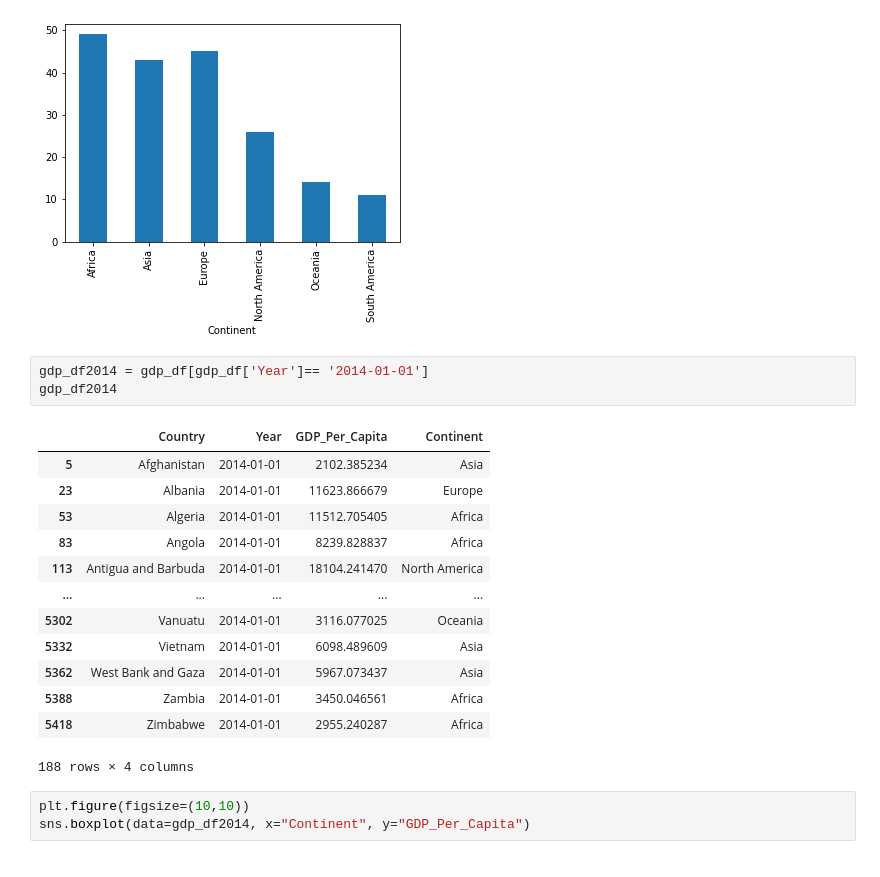
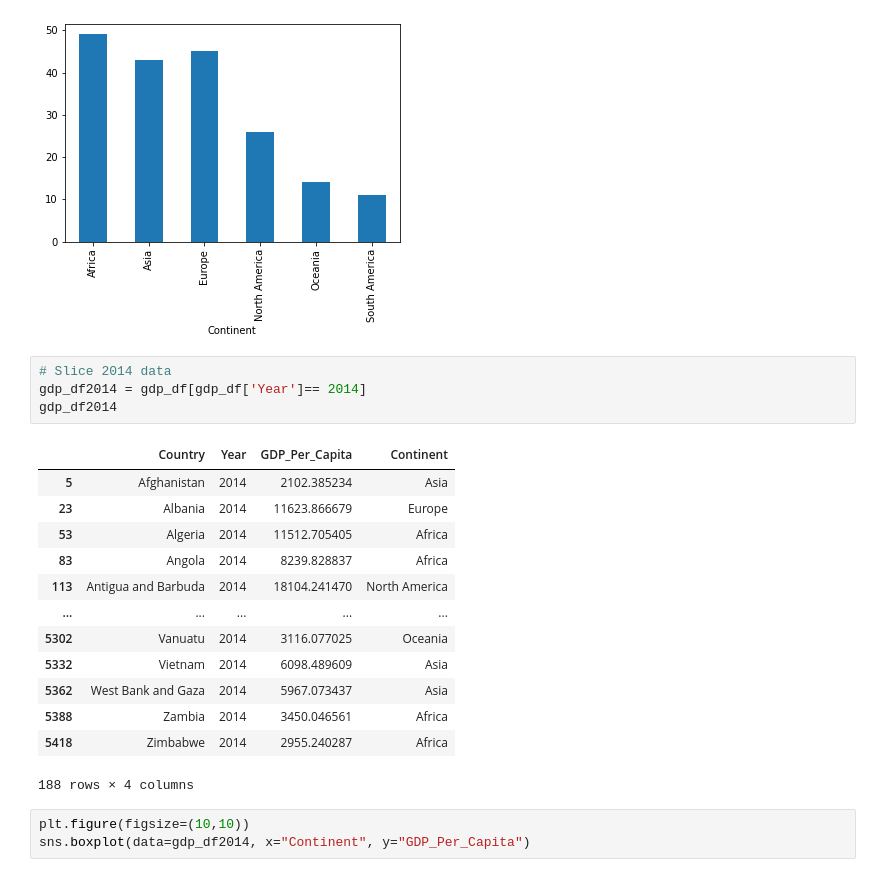
Before and after one commit to nss-data-science-cohort-6/un_data_question-RodNSS, a Jupyter notebook: notebooks/UN_Data_Exploration.ipynb, the cells around one changed output. Saved outputs shown, nothing was run; the diff lists cells and outputs as text.

```diff
--- a/notebooks/UN_Data_Exploration.ipynb
+++ b/notebooks/UN_Data_Exploration.ipynb
@@ -521,21 +435,22 @@ result.plot.bar()
 <AxesSubplot:xlabel='Continent'>
 [figure]
 # %%
-gdp_df2014 = gdp_df[gdp_df['Year']== '2014-01-01']
+# Slice 2014 data
+gdp_df2014 = gdp_df[gdp_df['Year']== 2014]
 gdp_df2014
 # %% [output]
 |  | Country | Year | GDP_Per_Capita | Continent |
-| 5 | Afghanistan | 2014-01-01 | 2102.385234 | Asia |
-| 23 | Albania | 2014-01-01 | 11623.866679 | Europe |
-| 53 | Algeria | 2014-01-01 | 11512.705405 | Africa |
-| 83 | Angola | 2014-01-01 | 8239.828837 | Africa |
-| 113 | Antigua and Barbuda | 2014-01-01 | 18104.241470 | North America |
+| 5 | Afghanistan | 2014 | 2102.385234 | Asia |
+| 23 | Albania | 2014 | 11623.866679 | Europe |
+| 53 | Algeria | 2014 | 11512.705405 | Africa |
+| 83 | Angola | 2014 | 8239.828837 | Africa |
+| 113 | Antigua and Barbuda | 2014 | 18104.241470 | North America |
 | ... | ... | ... | ... | ... |
-| 5302 | Vanuatu | 2014-01-01 | 3116.077025 | Oceania |
-| 5332 | Vietnam | 2014-01-01 | 6098.489609 | Asia |
-| 5362 | West Bank and Gaza | 2014-01-01 | 5967.073437 | Asia |
-| 5388 | Zambia | 2014-01-01 | 3450.046561 | Africa |
-| 5418 | Zimbabwe | 2014-01-01 | 2955.240287 | Africa |
+| 5302 | Vanuatu | 2014 | 3116.077025 | Oceania |
+| 5332 | Vietnam | 2014 | 6098.489609 | Asia |
+| 5362 | West Bank and Gaza | 2014 | 5967.073437 | Asia |
+| 5388 | Zambia | 2014 | 3450.046561 | Africa |
+| 5418 | Zimbabwe | 2014 | 2955.240287 | Africa |
 188 rows × 4 columns
 # %%
 plt.figure(figsize=(10,10))
```
Also changed, not shown: parts of 97 cells of this notebook.
